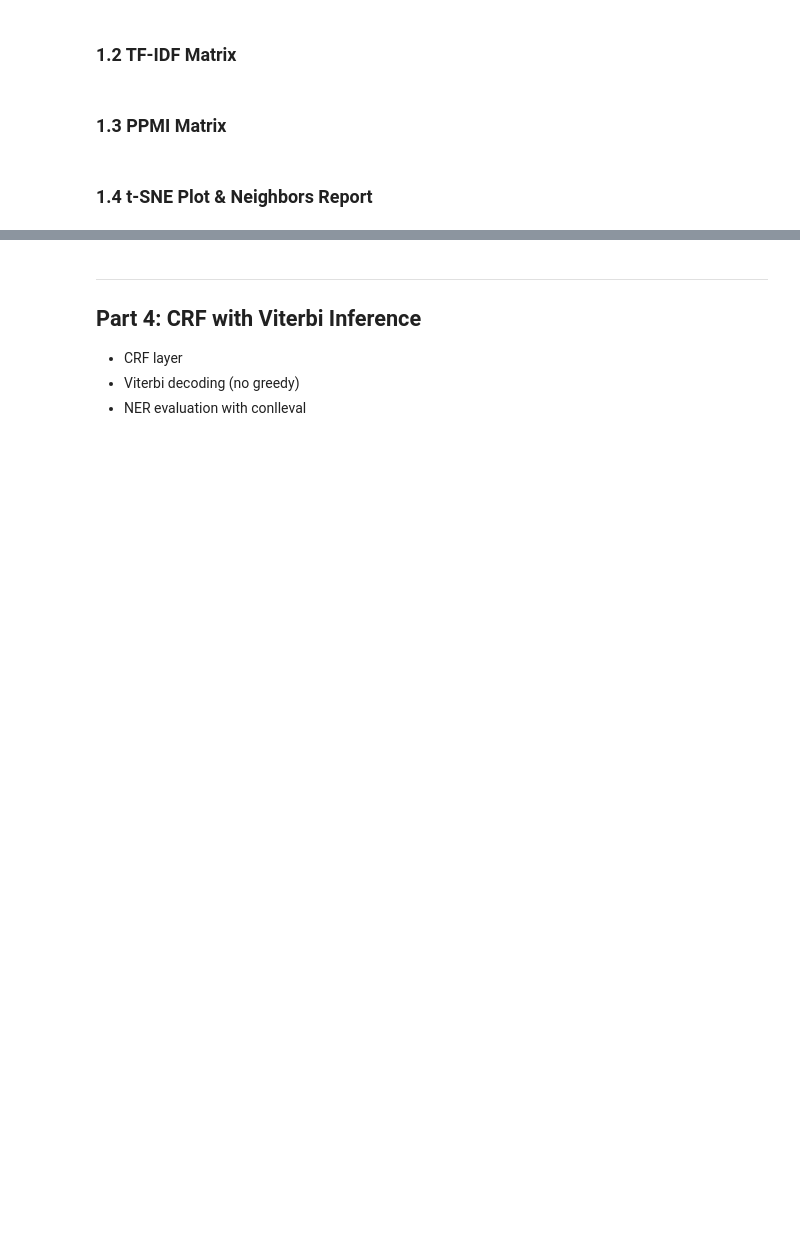
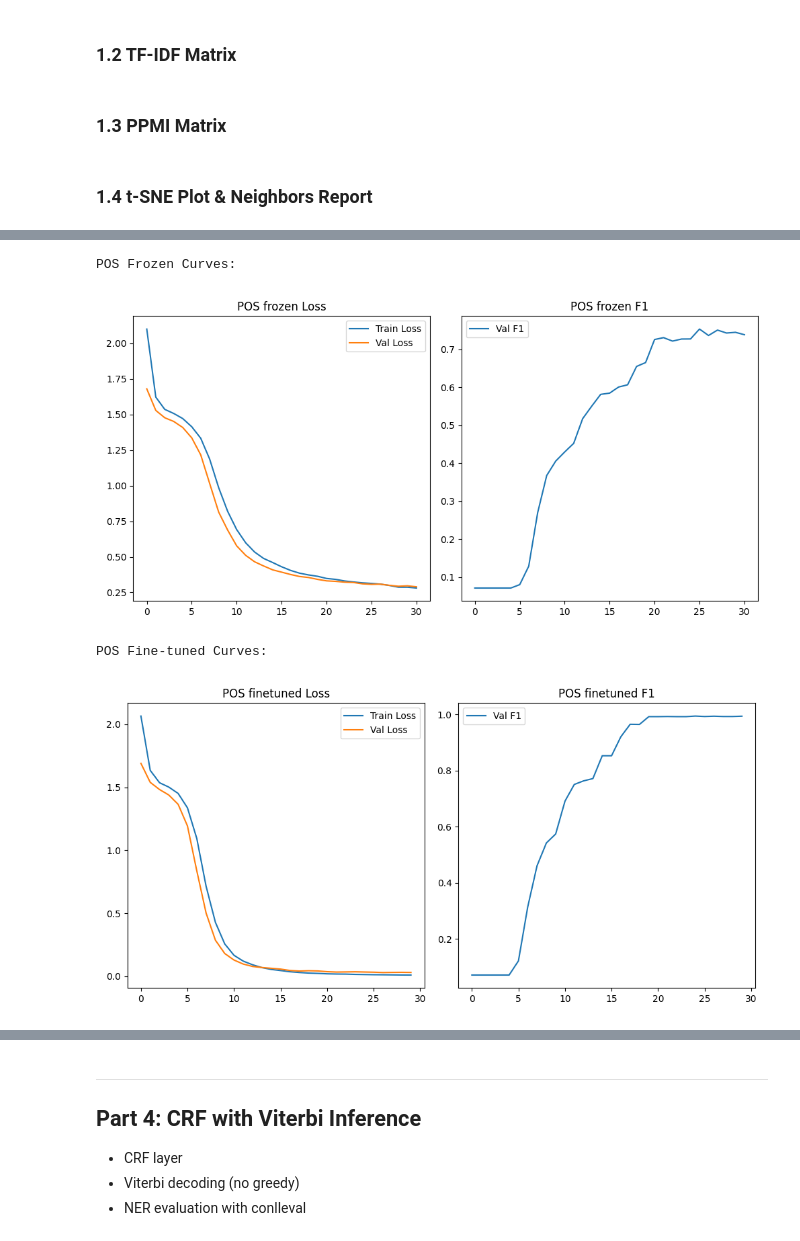
Before and after one commit to Minato-sudo/i23-2548-NLP-Assignment2, a Jupyter notebook: notebook.ipynb, the cells around one changed output, grey strips where cells are left out. Cells and saved outputs as stored; diff of their text form; code cells hidden in the pictures; blank space fills up the shorter version.

Commit message:
feat: POS+NER annotation, BiLSTM+CRF trained, Transformer complete, scripts added

```diff
--- a/notebook.ipynb
+++ b/notebook.ipynb
@@ -217,0 +157,15 @@ Condition C3 (Cleaned Corpus) generally yields better semantic embeddings compar
+# %%
+from train_part2 import run_task
+from IPython.display import Image, display
+
+# 2.1 POS Tagging (Frozen vs Fine-tuned)
+# These were pre-run; showing results and curves
+print("POS Frozen Curves:")
+display(Image(filename='plots/pos_frozen.png'))
+print("POS Fine-tuned Curves:")
+display(Image(filename='plots/pos_finetuned.png'))
+# %% [output]
+POS Frozen Curves:
+[figure, added]
+POS Fine-tuned Curves:
+[figure, added]
```
Also changed, not shown: parts of 32 cells of this notebook, 18 other files.
